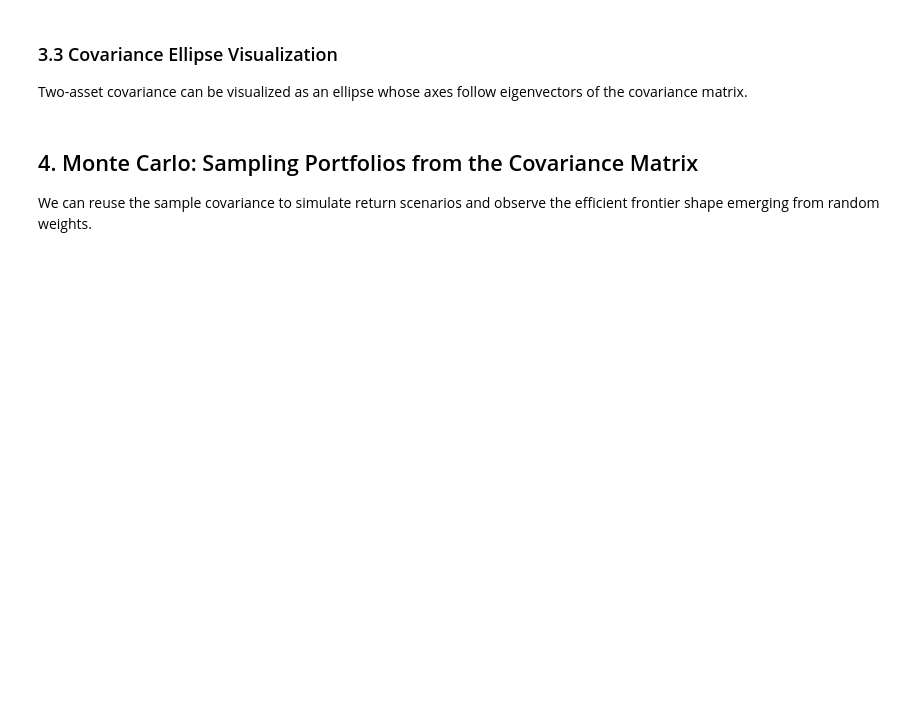
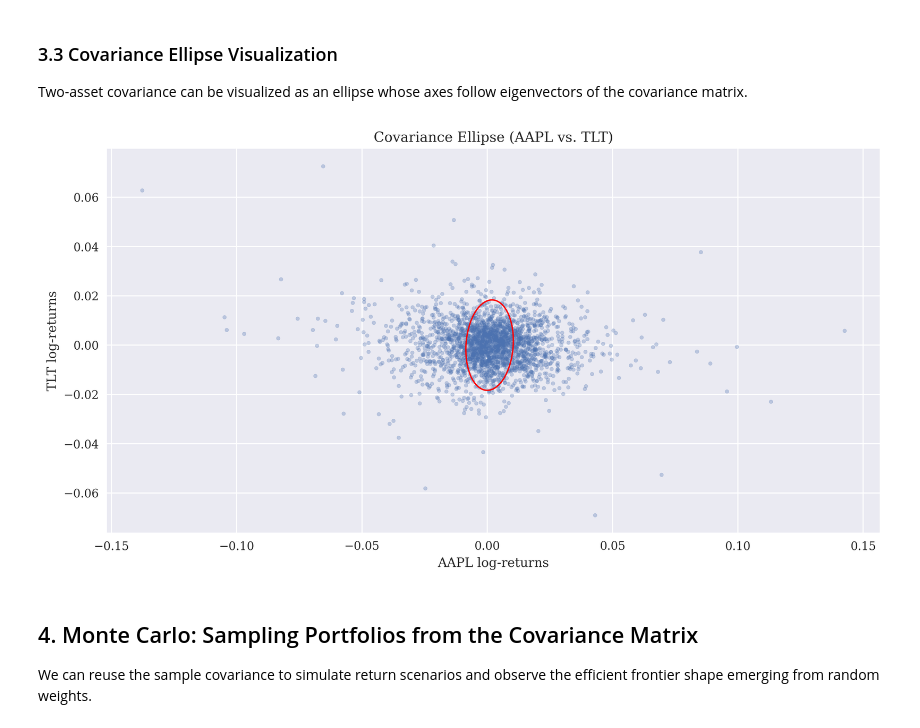
Before and after one commit to ClaireChii/paamcode, a Jupyter notebook: notebooks/ch02_math_stat_preliminaries.ipynb, the cells around one changed output. Drawn from its saved outputs; the diff is of its cells as text; code cells hidden in the pictures; blank space fills up the shorter version.

```diff
--- a/notebooks/ch02_math_stat_preliminaries.ipynb
+++ b/notebooks/ch02_math_stat_preliminaries.ipynb
@@ -152,30 +157,32 @@ Two-asset covariance can be visualized as an ellipse whose axes follow eigenvect
 # %%
 pair = ["AAPL", "TLT"]
 daily_cov = log_rets[pair].cov().values
 vals, vecs = np.linalg.eigh(daily_cov)
 angle = np.degrees(np.arctan2(*vecs[:, 1][::-1]))
 width, height = 2 * np.sqrt(vals)
 fig, ax = plt.subplots(figsize=(12, 6))
 ax.scatter(
     log_rets[pair[0]],
     log_rets[pair[1]],
-    s=3,
+    s=10,
     alpha=0.3,
 )
 ellipse = plt.matplotlib.patches.Ellipse(
     (log_rets[pair[0]].mean(), log_rets[pair[1]].mean()),
     width,
     height,
     angle=angle,
-    edgecolor="crimson",
+    edgecolor="red",  # "crimson",
     facecolor="none",
     linewidth=1.2,
 )
 ax.add_patch(ellipse)
 ax.set_xlabel(f"{pair[0]} log-returns")
 ax.set_ylabel(f"{pair[1]} log-returns")
 ax.set_title("Covariance Ellipse (AAPL vs. TLT)")
 plt.show()
+# %% [output]
+[figure, added]
 # %% [markdown]
 ## 4. Monte Carlo: Sampling Portfolios from the Covariance Matrix
 
```
Also changed, not shown: parts of 2 cells of this notebook.
